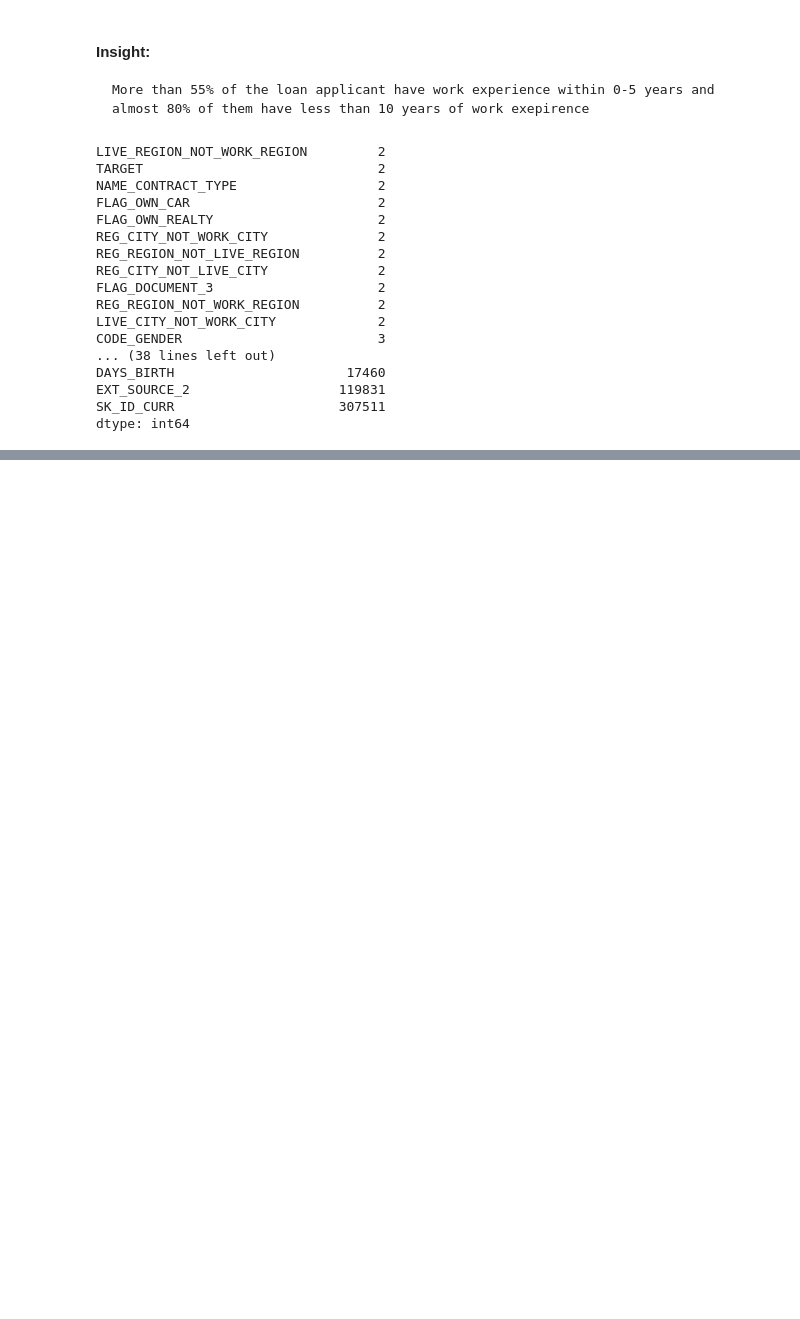
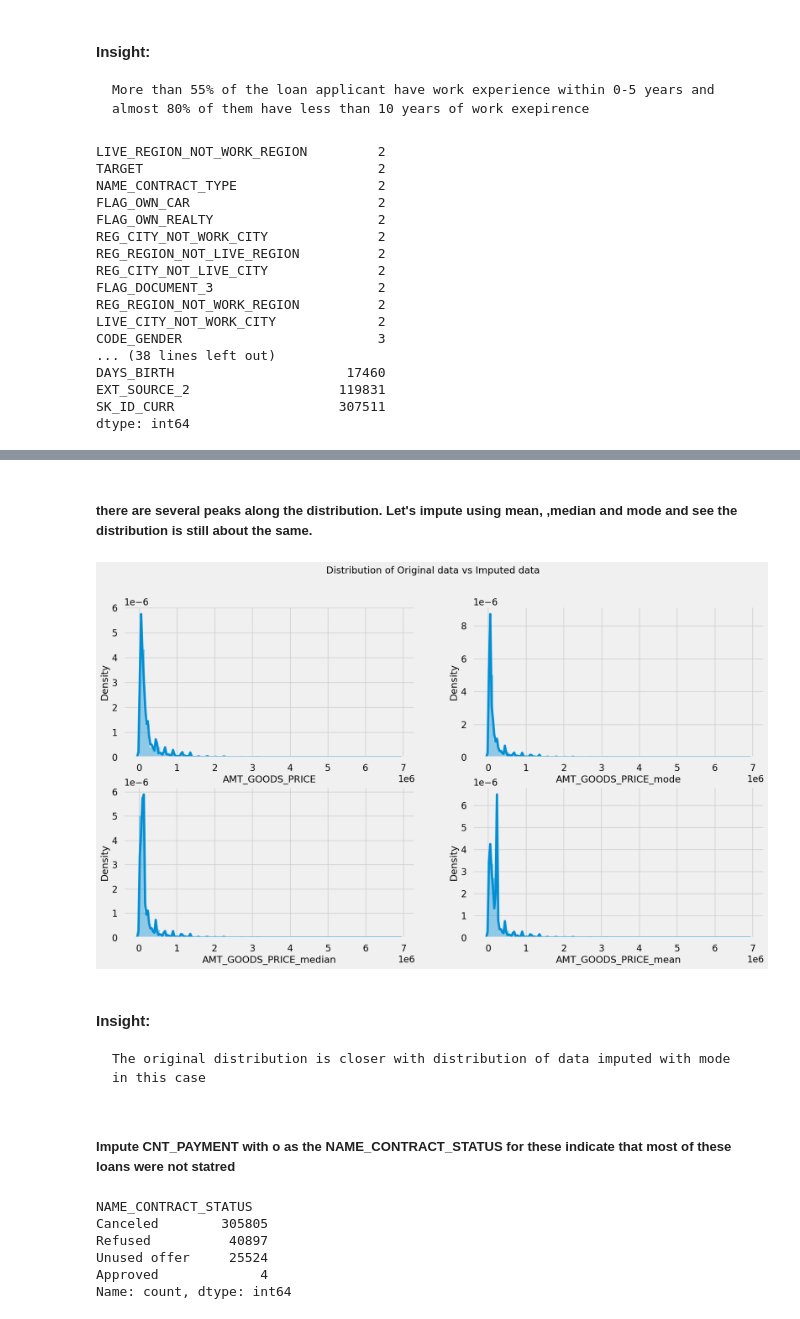
Before and after one commit to Rahul-shingade/Bank_Loan_Analysis, a Jupyter notebook: Bank _Loan_Default Risk_Analysis.ipynb, the cells around one changed output, grey strips where cells are left out. Saved outputs shown, nothing was run; the diff lists cells and outputs as text; code cells hidden in the pictures; blank space fills up the shorter version.

```diff
--- a/Bank _Loan_Default Risk_Analysis.ipynb
+++ b/Bank _Loan_Default Risk_Analysis.ipynb
@@ -658,0 +985,26 @@ dtype: int64
+# %% [markdown]
+##### there are several peaks along the distribution. Let's impute using mean, ,median and mode and see the distribution is still about the same.
+# %%
+statsDF = pd.DataFrame() # new dataframe with columns imputed with mean, median, mode
+
+statsDF["AMT_GOODS_PRICE_mode"] = PreviousDF["AMT_GOODS_PRICE"].fillna(PreviousDF["AMT_GOODS_PRICE"].mode()[0])
+statsDF["AMT_GOODS_PRICE_median"] = PreviousDF["AMT_GOODS_PRICE"].fillna(PreviousDF["AMT_GOODS_PRICE"].median())
+statsDF["AMT_GOODS_PRICE_mean"] = PreviousDF["AMT_GOODS_PRICE"].fillna(PreviousDF["AMT_GOODS_PRICE"].mean())
+
+cols = ["AMT_GOODS_PRICE_mode", "AMT_GOODS_PRICE_median", "AMT_GOODS_PRICE_mean"]
+
+plt.figure(figsize=(18,10))
+plt.suptitle("Distribution of Original data vs Imputed data")
+plt.subplot(2, 2, 1)
+sns.distplot(PreviousDF["AMT_GOODS_PRICE"][pd.notnull(PreviousDF["AMT_GOODS_PRICE"])])
+
+for i in enumerate(cols):
+    plt.subplot(2,2,i[0]+2)
+    sns.distplot(statsDF[i[1]])
+
+plt.show()
+# %% [output]
+[figure, added]
+# %% [markdown]
+#### Insight:
+    The original distribution is closer with distribution of data imputed with mode in this case
@@ -658,0 +1013,11 @@ dtype: int64
+# %% [markdown]
+##### Impute CNT_PAYMENT with o as the NAME_CONTRACT_STATUS for these indicate that most of these loans were not statred
+# %%
+PreviousDF.loc[PreviousDF["CNT_PAYMENT"].isnull(), "NAME_CONTRACT_STATUS"].value_counts()
+# %% [output]
+NAME_CONTRACT_STATUS
+Canceled        305805
+Refused          40897
+Unused offer     25524
+Approved             4
+Name: count, dtype: int64
```
Also changed, not shown: parts of 53 cells of this notebook.
